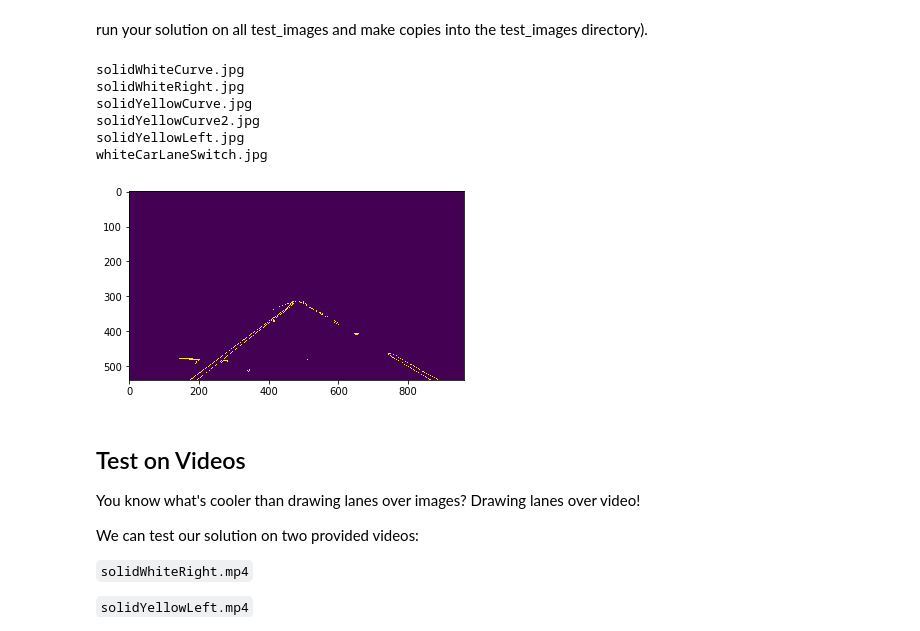
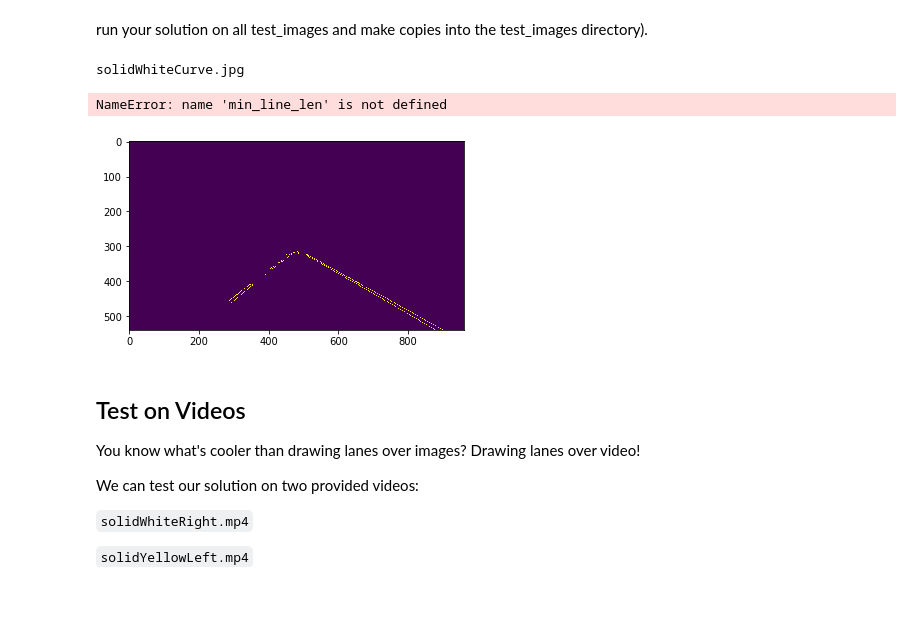
Before and after one commit to SherylHohman/CarND-LaneLines-P1, a Jupyter notebook: P1.ipynb, the cells around one changed output. Drawn from its saved outputs; the diff is of its cells as text; code cells hidden in the pictures; blank space fills up the shorter version.

Commit message:
WIP: houghes transform: initial settings

```diff
--- a/P1.ipynb
+++ b/P1.ipynb
@@ -232,39 +232,48 @@ for f in files:
     kernel_size = 5
     blur_gray = gaussian_blur(gray, kernel_size)
     #show image
     plt.imshow(blur_gray, cmap='gray')
     mpimg.imsave('test_images/2blur_'+f, blur_gray)
 
 
     # Define our parameters for Canny and apply
     low_threshold = 50
     high_threshold = 150
     edges = canny(gray, low_threshold, high_threshold)
     plt.imshow(edges, cmap='gray')
     mpimg.imsave('test_images/3edges_'+f, edges)
 
     # apply mask to canny edges image
     masked_edges = region_of_interest(edges, vertices)
     mpimg.imsave('test_images/4masked_'+f, masked_edges)
     plt.imshow(masked_edges)
 
 
+    ## Houghes
+
+    # Define the Hough transform parameters
+    rho = 2              # resolution in pixels of the Hough grid
+    theta = np.pi/180 *1 # angular resolution in radians of the Hough grid
+    threshold = 14       # minimum number of votes (intersections in Hough grid cell)
+    min_line_length = 30 # minimum number of pixels making up a line
+    max_line_gap = 8     # maximum gap in pixels between connectable line segments
+
+    # Run Hough on masked_edge (masked-canney) image
+    houghes = hough_lines(masked_edges, rho, theta, threshold, min_line_len, max_line_gap)
+    mpimg.imsave('test_images/5houghes_'+f, houghes)
+    plt.imshow(houghes)
 
 
 
 
 
     # re-save image with line lanes drawn on it
     # todo: change naming of copied file (prefer: base_lanes.ext)
     mpimg.imsave('test_images/9lanes_'+f, color_select)
 # %% [output]
 solidWhiteCurve.jpg
-solidWhiteRight.jpg
-solidYellowCurve.jpg
-solidYellowCurve2.jpg
-solidYellowLeft.jpg
-whiteCarLaneSwitch.jpg
+NameError: name 'min_line_len' is not defined
-[figure, old version]
+[figure, new version]
 # %% [markdown]
 ## Test on Videos
 
```
Also changed, not shown: 6 other files.
